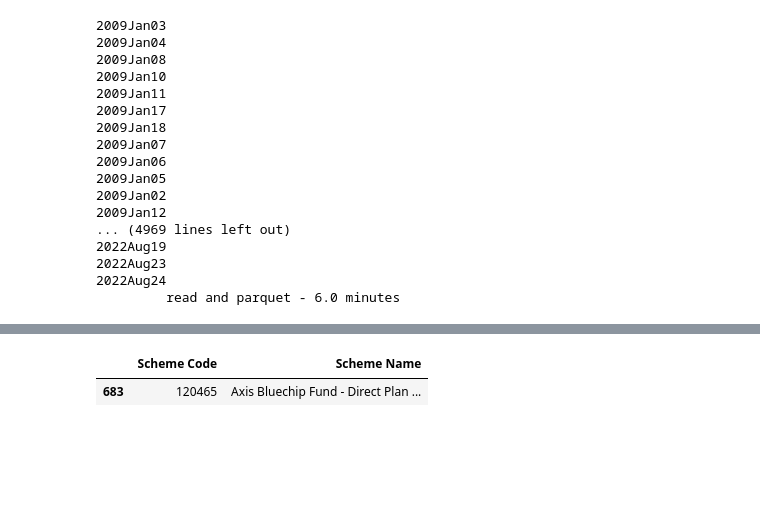
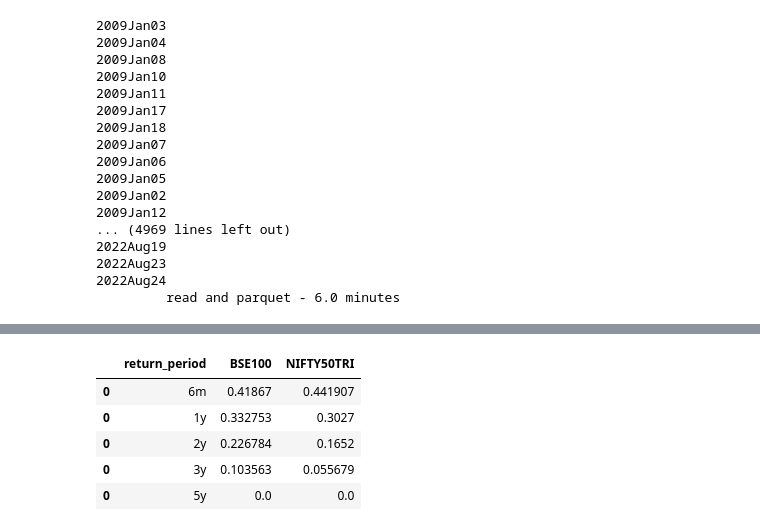
Before and after one commit to hiteshgulati/HG, a Jupyter notebook: download_amfi.ipynb, the cells around one changed output, grey strips where cells are left out. Saved outputs shown, nothing was run; the diff lists cells and outputs as text; code cells hidden in the pictures; blank space fills up the shorter version.

Commit message:
amfi data downloaded

```diff
--- a/download_amfi.ipynb
+++ b/download_amfi.ipynb
@@ -91,8 +92,51 @@ df.head(3)
 | 1751 | 112211 | Axis Liquid Fund - Regular Plan -... | nan | INF846K01420 | 1000.0000 | ... |
 | 1752 | 112210 | Axis Liquid Fund - Regular Plan -... | INF846K01412 | nan | 1005.5483 | ... |
 | 1753 | 112213 | Axis Liquid Fund - Regular Plan -... | INF846K01453 | INF846K01461 | 1000.5979 | ... |
-# %%
-scheme_name = "Axis Bluechip Fund - Direct Plan - Growth"
-# %% [output]
-|  | Scheme Code | Scheme Name |
-| 683 | 120465 | Axis Bluechip Fund - Direct Plan ... |
+# %%
+scheme_name = "Axis Bluechip Fund - Direct Plan - Growth"
+df.rename(columns={'Net Asset Value':scheme_name}, inplace=True)
+df = df[df['Scheme Name']==scheme_name][['Date',scheme_name]]
+
+indexes = {'bse 100.xlsx':'BSE100','NIFTY50TRI.xlsx':'NIFTY50TRI'}
+
+idf = pd.read_excel("bse 100.xlsx")
+idf['Date'] = pd.to_datetime(idf['Date'])
+idf.rename(columns={'Close':'BSE100'},inplace=True)
+df = df.merge(idf[['Date','BSE100']],on='Date',how='left')
+
+idf = pd.read_excel("NIFTY50TRI.xlsx")
+idf['Date'] = pd.to_datetime(idf['Date'])
+idf.rename(columns={'Price':'NIFTY50TRI'},inplace=True)
+df = df.merge(idf[['Date','NIFTY50TRI']],on='Date',how='left')
+df.sort_values(by='Date',inplace=True)
+
+cols = [scheme_name,'BSE100','NIFTY50TRI']
+df = df.dropna(how='any')
+for verification_col in cols:
+    df = df[df[verification_col] != 0]
+
+return_periods = {'6m':50,'1y':250,'2y':500,'3y':750,'5y':1250}
+for each_col in cols:
+    for rp in return_periods:
+        df[each_col+"_"+rp] = df[each_col].pct_change(periods=return_periods[rp])
+# %%
+choices = [0,1]
+for rp in return_periods:
+    condition = [df[scheme_name+"_"+rp]>df['BSE100_'+rp],df[scheme_name+"_"+rp]<=df['BSE100_'+rp]]
+    df[rp+'_BSE100'] = np.select(condition,choices,default=0)
+    condition = [df[scheme_name+"_"+rp]>df['NIFTY50TRI_'+rp],df[scheme_name+"_"+rp]<=df['NIFTY50TRI_'+rp]]
+    df[rp+'_NIFTY50TRI'] = np.select(condition,choices,default=0)
+summary_df = pd.DataFrame(columns=['return_period','BSE100','NIFTY50TRI'])
+for rp in return_periods:
+    rdf = df[df["BSE100_"+rp].notnull()][[rp+"_BSE100",rp+'_NIFTY50TRI']]
+    record = [[rp,rdf.sum()[rp+'_BSE100']/rdf.shape[0],rdf.sum()[rp+'_NIFTY50TRI']/rdf.shape[0]]]
+    record_df = pd.DataFrame(record,columns=['return_period','BSE100','NIFTY50TRI'])
+    summary_df = pd.concat([summary_df,record_df])
+summary_df
+# %% [output]
+|  | return_period | BSE100 | NIFTY50TRI |
+| 0 | 6m | 0.41867 | 0.441907 |
+| 0 | 1y | 0.332753 | 0.3027 |
+| 0 | 2y | 0.226784 | 0.1652 |
+| 0 | 3y | 0.103563 | 0.055679 |
+| 0 | 5y | 0.0 | 0.0 |
```
Also changed, not shown: parts of 1 cell of this notebook, 11 other files.
